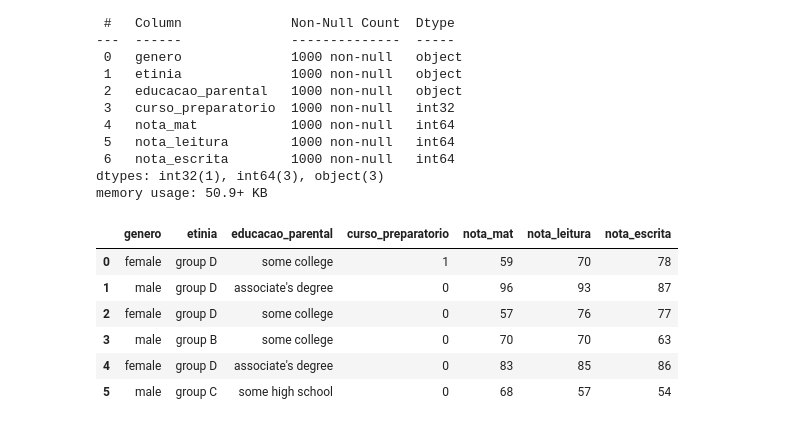
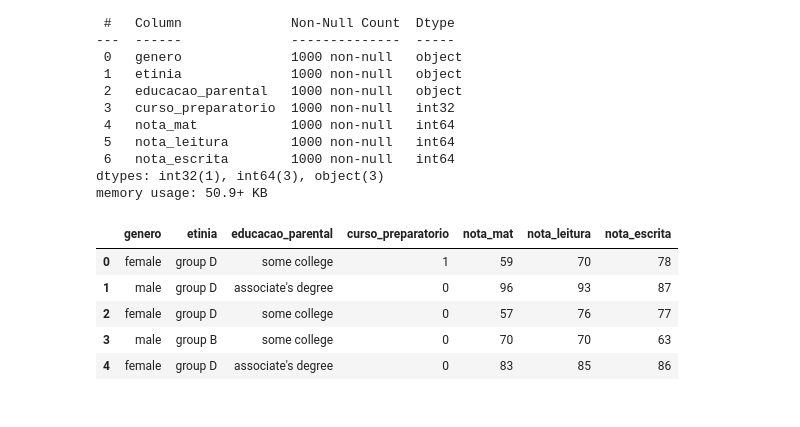
Before and after one commit to CarlosDouradoPGR/Portifolio, a Jupyter notebook: Student_performance/std_perf.ipynb, the cells around one changed output. Cells and saved outputs as stored; diff of their text form; code cells hidden in the pictures.

```diff
--- a/Student_performance/std_perf.ipynb
+++ b/Student_performance/std_perf.ipynb
@@ -76,12 +84,11 @@ Data columns (total 7 columns):
 dtypes: int32(1), int64(3), object(3)
 memory usage: 50.9+ KB
 # %%
-df.head(6)
+df.head()
 # %% [output]
 |  | genero | etinia | educacao_parental | curso_preparatorio | nota_mat | nota_leitura | nota_escrita |
 | 0 | female | group D | some college | 1 | 59 | 70 | 78 |
 | 1 | male | group D | associate's degree | 0 | 96 | 93 | 87 |
 | 2 | female | group D | some college | 0 | 57 | 76 | 77 |
 | 3 | male | group B | some college | 0 | 70 | 70 | 63 |
 | 4 | female | group D | associate's degree | 0 | 83 | 85 | 86 |
-| 5 | male | group C | some high school | 0 | 68 | 57 | 54 |
```
Also changed, not shown: parts of 34 cells of this notebook, 4 other files.
